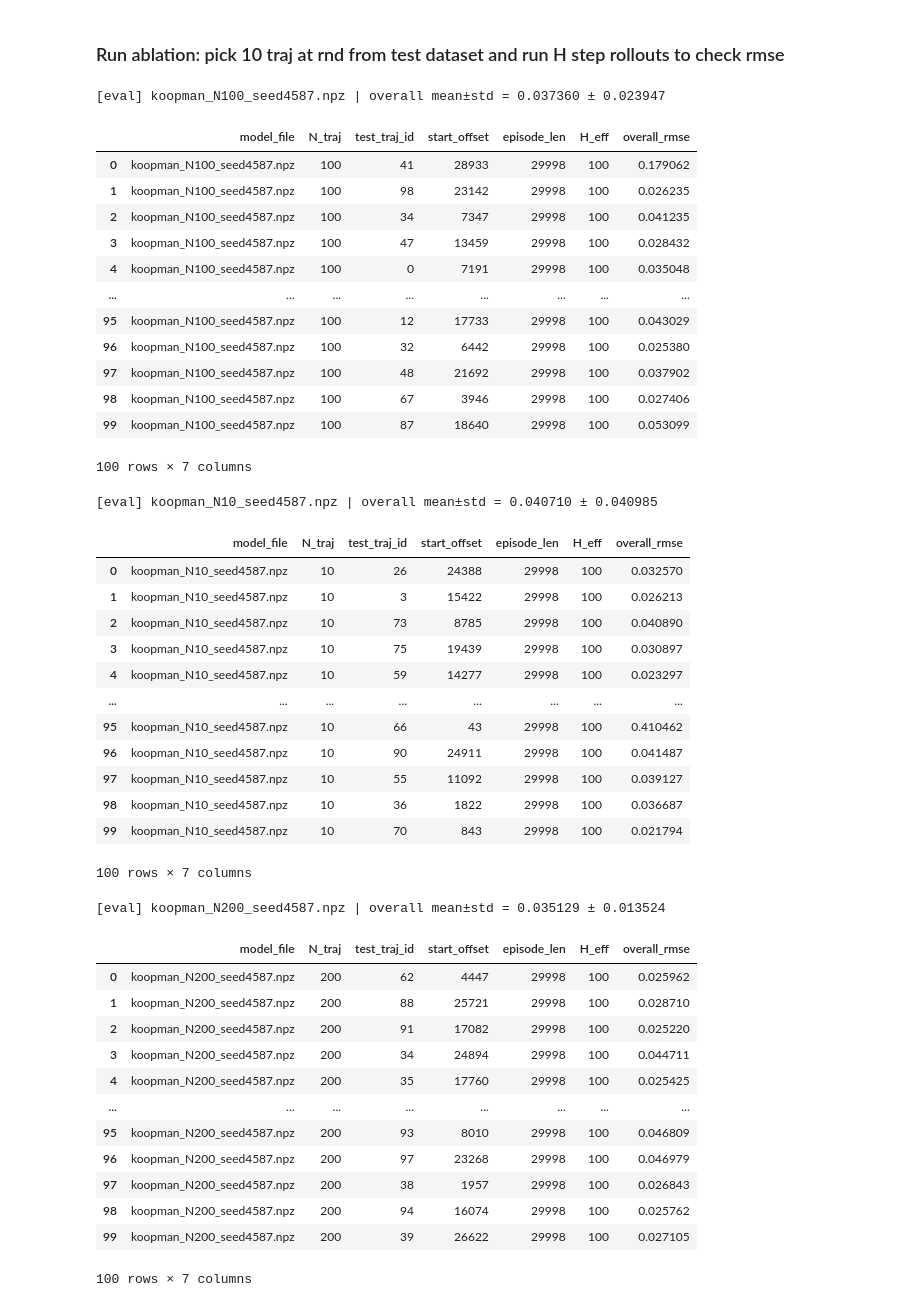
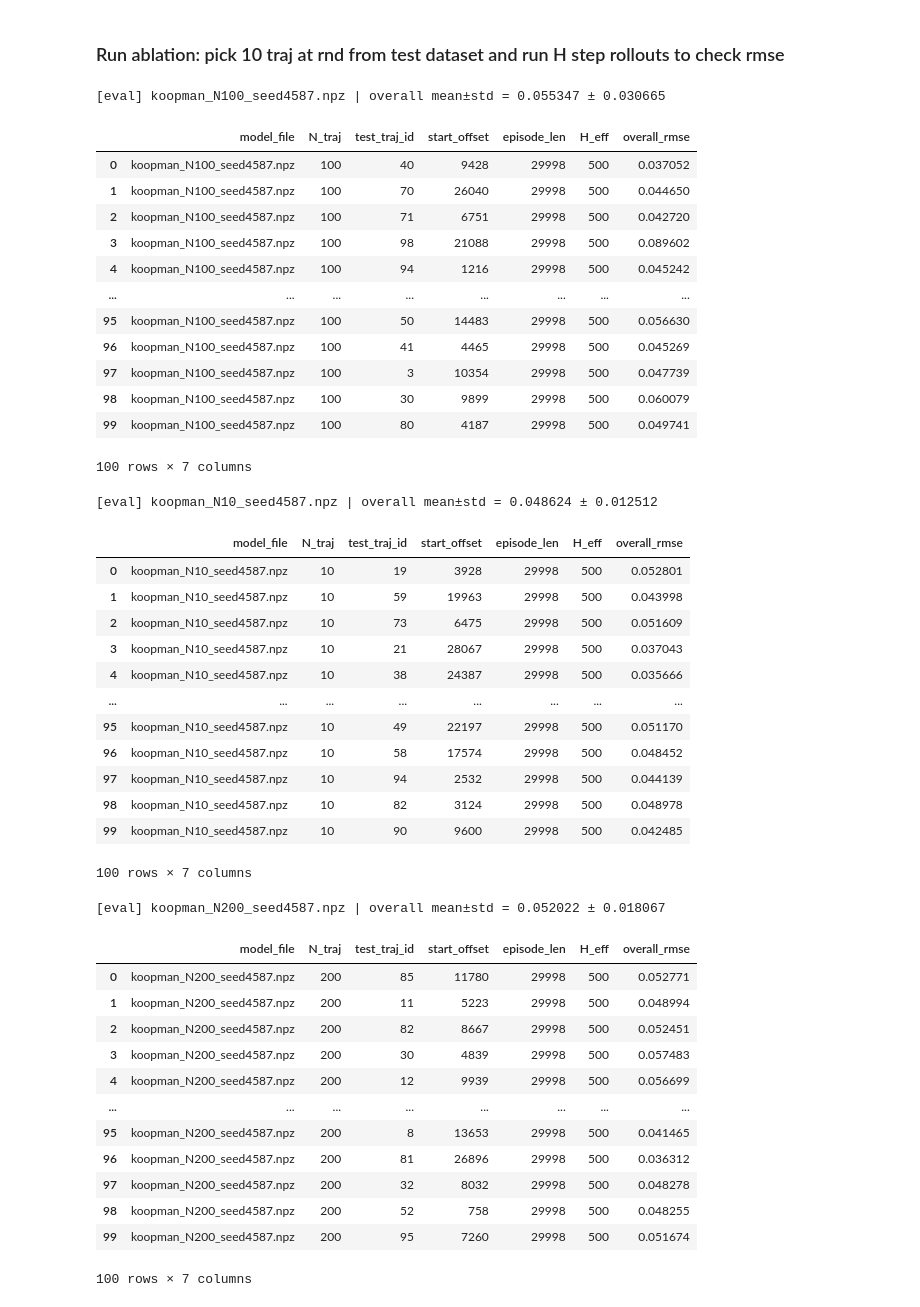
Before and after one commit to sriram-2502/quad_koopman_mpc, a Jupyter notebook: simulation/edmd/edmd_ablation.ipynb, the cells around one changed output. Saved outputs shown, nothing was run; the diff lists cells and outputs as text; code cells hidden in the pictures.

```diff
--- a/simulation/edmd/edmd_ablation.ipynb
+++ b/simulation/edmd/edmd_ablation.ipynb
@@ -7,7 +7,7 @@
 from pathlib import Path
 
 # Choose one: 'build' (fit+save models), 'eval' (load+evaluate), or 'both'
-MODE = 'both'   # 'build' | 'eval' | 'both'
+MODE = 'eval'   # 'build' | 'eval' | 'both'
 
 ROOT = Path("../../datasets/go1/flat_terrain")
 TEST_FILE = ROOT / "experiment2.h5"
@@ -16,8 +16,8 @@ TRAIN_FILES = [ROOT / f"experiment{i}.h5" for i in range(3, 7)]
 TRAJ_COUNTS = [10, 100, 200, 300, 400, 500]   # models to build when MODE includes 'build'
 P_MAX  = 5
 L2_REG = 1e-6
-H      = 100
-SEED   = 4587
+H      = 500
+SEED   = 8795
 DT     = 0.002  # s
 N_WINDOWS = 100  # how many random test windows per model in MODE='eval'
 MODEL_DIR = Path("./saved_models_koopman")
@@ -336,13 +320,14 @@ if MODE in ('eval','both'):
                 "overall_rmse": float(overall),
             })
 
-        per_window_rmse = np.vstack(per_window_rmse)
-        per_window_overall = np.asarray(per_window_overall)
+        per_window_rmse = np.vstack(per_window_rmse)               # shape: (n_windows, nx)
+        per_window_overall = np.asarray(per_window_overall, float)  # shape: (n_windows,)
 
         mean_rmse_s = per_window_rmse.mean(axis=0)
         std_rmse_s  = per_window_rmse.std(axis=0, ddof=0)
         mean_overall = float(per_window_overall.mean())
         std_overall  = float(per_window_overall.std(ddof=0))
+
 
         df_overall = pd.DataFrame([{
             "model_file": p.name, "N_traj": int(meta["N_traj"]),
@@ -350,71 +335,71 @@ if MODE in ('eval','both'):
             "nx": int(meta.get("nx", nx)), "nu": int(meta.get("nu", nu)),
             "rho(A)": float(meta.get("rhoA", np.nan)),
             "ctrb_rank": int(meta.get("ctrb_rank", -1)),
             "nphi": int(meta.get("nphi", A.shape[0])),
         }])
         df_perstate = pd.DataFrame({
             "model_file": p.name, "N_traj": int(meta["N_traj"]),
             "state": labs_m[:mean_rmse_s.shape[0]],
             "rmse_mean": mean_rmse_s,
             "rmse_std": std_rmse_s,
         })
 
         all_model_summaries.append(df_overall)
         all_model_perstate.append(df_perstate)
 
         print(f"[eval] {p.name} | overall mean±std = {mean_overall:.6f} ± {std_overall:.6f}")
         display(pd.DataFrame(used_rows))
 
     df_eval_overall = pd.concat(all_model_summaries, ignore_index=True).sort_values("N_traj")
     df_eval_perstate = pd.concat(all_model_perstate, ignore_index=True).sort_values(["N_traj","state"])
 
     print("\n=== Overall RMSE (mean ± std over 10 random windows) ===")
     display(df_eval_overall)
 
     print("\n=== Per-state RMSE (mean ± std over 10 random windows) ===")
     display(df_eval_perstate.head(24))
 else:
     print("[eval] skipped (MODE != 'eval'/'both').")
 # %% [output]
-[eval] koopman_N100_seed4587.npz | overall mean±std = 0.037360 ± 0.023947
+[eval] koopman_N100_seed4587.npz | overall mean±std = 0.055347 ± 0.030665
 |  | model_file | N_traj | test_traj_id | start_offset | episode_len | H_eff | overall_rmse |
-| 0 | koopman_N100_seed4587.npz | 100 | 41 | 28933 | 29998 | 100 | 0.179062 |
-| 1 | koopman_N100_seed4587.npz | 100 | 98 | 23142 | 29998 | 100 | 0.026235 |
-| 2 | koopman_N100_seed4587.npz | 100 | 34 | 7347 | 29998 | 100 | 0.041235 |
-| 3 | koopman_N100_seed4587.npz | 100 | 47 | 13459 | 29998 | 100 | 0.028432 |
-| 4 | koopman_N100_seed4587.npz | 100 | 0 | 7191 | 29998 | 100 | 0.035048 |
+| 0 | koopman_N100_seed4587.npz | 100 | 40 | 9428 | 29998 | 500 | 0.037052 |
+| 1 | koopman_N100_seed4587.npz | 100 | 70 | 26040 | 29998 | 500 | 0.044650 |
+| 2 | koopman_N100_seed4587.npz | 100 | 71 | 6751 | 29998 | 500 | 0.042720 |
+| 3 | koopman_N100_seed4587.npz | 100 | 98 | 21088 | 29998 | 500 | 0.089602 |
+| 4 | koopman_N100_seed4587.npz | 100 | 94 | 1216 | 29998 | 500 | 0.045242 |
 | ... | ... | ... | ... | ... | ... | ... | ... |
-| 95 | koopman_N100_seed4587.npz | 100 | 12 | 17733 | 29998 | 100 | 0.043029 |
-| 96 | koopman_N100_seed4587.npz | 100 | 32 | 6442 | 29998 | 100 | 0.025380 |
-| 97 | koopman_N100_seed4587.npz | 100 | 48 | 21692 | 29998 | 100 | 0.037902 |
-| 98 | koopman_N100_seed4587.npz | 100 | 67 | 3946 | 29998 | 100 | 0.027406 |
-| 99 | koopman_N100_seed4587.npz | 100 | 87 | 18640 | 29998 | 100 | 0.053099 |
+| 95 | koopman_N100_seed4587.npz | 100 | 50 | 14483 | 29998 | 500 | 0.056630 |
+| 96 | koopman_N100_seed4587.npz | 100 | 41 | 4465 | 29998 | 500 | 0.045269 |
+| 97 | koopman_N100_seed4587.npz | 100 | 3 | 10354 | 29998 | 500 | 0.047739 |
+| 98 | koopman_N100_seed4587.npz | 100 | 30 | 9899 | 29998 | 500 | 0.060079 |
+| 99 | koopman_N100_seed4587.npz | 100 | 80 | 4187 | 29998 | 500 | 0.049741 |
 100 rows × 7 columns
-[eval] koopman_N10_seed4587.npz | overall mean±std = 0.040710 ± 0.040985
+[eval] koopman_N10_seed4587.npz | overall mean±std = 0.048624 ± 0.012512
 |  | model_file | N_traj | test_traj_id | start_offset | episode_len | H_eff | overall_rmse |
-| 0 | koopman_N10_seed4587.npz | 10 | 26 | 24388 | 29998 | 100 | 0.032570 |
-| 1 | koopman_N10_seed4587.npz | 10 | 3 | 15422 | 29998 | 100 | 0.026213 |
-| 2 | koopman_N10_seed4587.npz | 10 | 73 | 8785 | 29998 | 100 | 0.040890 |
-| 3 | koopman_N10_seed4587.npz | 10 | 75 | 19439 | 29998 | 100 | 0.030897 |
-| 4 | koopman_N10_seed4587.npz | 10 | 59 | 14277 | 29998 | 100 | 0.023297 |
+| 0 | koopman_N10_seed4587.npz | 10 | 19 | 3928 | 29998 | 500 | 0.052801 |
+| 1 | koopman_N10_seed4587.npz | 10 | 59 | 19963 | 29998 | 500 | 0.043998 |
+| 2 | koopman_N10_seed4587.npz | 10 | 73 | 6475 | 29998 | 500 | 0.051609 |
+| 3 | koopman_N10_seed4587.npz | 10 | 21 | 28067 | 29998 | 500 | 0.037043 |
+| 4 | koopman_N10_seed4587.npz | 10 | 38 | 24387 | 29998 | 500 | 0.035666 |
 | ... | ... | ... | ... | ... | ... | ... | ... |
-| 95 | koopman_N10_seed4587.npz | 10 | 66 | 43 | 29998 | 100 | 0.410462 |
-| 96 | koopman_N10_seed4587.npz | 10 | 90 | 24911 | 29998 | 100 | 0.041487 |
-| 97 | koopman_N10_seed4587.npz | 10 | 55 | 11092 | 29998 | 100 | 0.039127 |
-| 98 | koopman_N10_seed4587.npz | 10 | 36 | 1822 | 29998 | 100 | 0.036687 |
-| 99 | koopman_N10_seed4587.npz | 10 | 70 | 843 | 29998 | 100 | 0.021794 |
+| 95 | koopman_N10_seed4587.npz | 10 | 49 | 22197 | 29998 | 500 | 0.051170 |
+| 96 | koopman_N10_seed4587.npz | 10 | 58 | 17574 | 29998 | 500 | 0.048452 |
+| 97 | koopman_N10_seed4587.npz | 10 | 94 | 2532 | 29998 | 500 | 0.044139 |
+| 98 | koopman_N10_seed4587.npz | 10 | 82 | 3124 | 29998 | 500 | 0.048978 |
+| 99 | koopman_N10_seed4587.npz | 10 | 90 | 9600 | 29998 | 500 | 0.042485 |
 100 rows × 7 columns
-[eval] koopman_N200_seed4587.npz | overall mean±std = 0.035129 ± 0.013524
+[eval] koopman_N200_seed4587.npz | overall mean±std = 0.052022 ± 0.018067
 |  | model_file | N_traj | test_traj_id | start_offset | episode_len | H_eff | overall_rmse |
-| 0 | koopman_N200_seed4587.npz | 200 | 62 | 4447 | 29998 | 100 | 0.025962 |
-| 1 | koopman_N200_seed4587.npz | 200 | 88 | 25721 | 29998 | 100 | 0.028710 |
-| 2 | koopman_N200_seed4587.npz | 200 | 91 | 17082 | 29998 | 100 | 0.025220 |
-| 3 | koopman_N200_seed4587.npz | 200 | 34 | 24894 | 29998 | 100 | 0.044711 |
-| 4 | koopman_N200_seed4587.npz | 200 | 35 | 17760 | 29998 | 100 | 0.025425 |
+| 0 | koopman_N200_seed4587.npz | 200 | 85 | 11780 | 29998 | 500 | 0.052771 |
+| 1 | koopman_N200_seed4587.npz | 200 | 11 | 5223 | 29998 | 500 | 0.048994 |
+| 2 | koopman_N200_seed4587.npz | 200 | 82 | 8667 | 29998 | 500 | 0.052451 |
+| 3 | koopman_N200_seed4587.npz | 200 | 30 | 4839 | 29998 | 500 | 0.057483 |
+| 4 | koopman_N200_seed4587.npz | 200 | 12 | 9939 | 29998 | 500 | 0.056699 |
 | ... | ... | ... | ... | ... | ... | ... | ... |
-| 95 | koopman_N200_seed4587.npz | 200 | 93 | 8010 | 29998 | 100 | 0.046809 |
-| 96 | koopman_N200_seed4587.npz | 200 | 97 | 23268 | 29998 | 100 | 0.046979 |
-| 97 | koopman_N200_seed4587.npz | 200 | 38 | 1957 | 29998 | 100 | 0.026843 |
-| 98 | koopman_N200_seed4587.npz | 200 | 94 | 16074 | 29998 | 100 | 0.025762 |
-| 99 | koopman_N200_seed4587.npz | 200 | 39 | 26622 | 29998 | 100 | 0.027105 |
+| 95 | koopman_N200_seed4587.npz | 200 | 8 | 13653 | 29998 | 500 | 0.041465 |
+| 96 | koopman_N200_seed4587.npz | 200 | 81 | 26896 | 29998 | 500 | 0.036312 |
+| 97 | koopman_N200_seed4587.npz | 200 | 32 | 8032 | 29998 | 500 | 0.048278 |
+| 98 | koopman_N200_seed4587.npz | 200 | 52 | 758 | 29998 | 500 | 0.048255 |
+| 99 | koopman_N200_seed4587.npz | 200 | 95 | 7260 | 29998 | 500 | 0.051674 |
 100 rows × 7 columns
```
Also changed, not shown: parts of 5 cells of this notebook, 2 other files.
